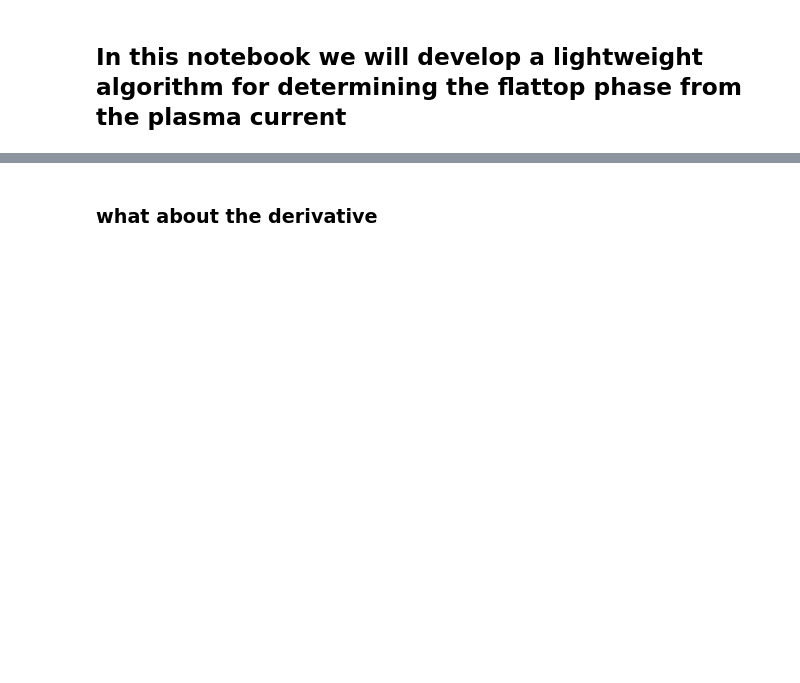
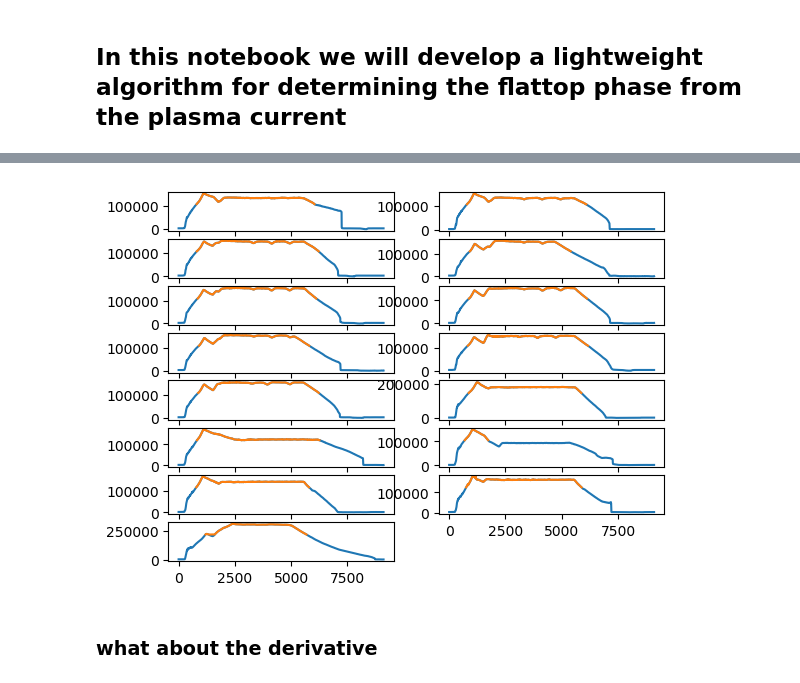
Before and after one commit to vitskvara/AlfvenDetectors.jl, a Jupyter notebook: notebooks/flattop.ipynb, the cells around one changed output, grey strips where cells are left out. Saved outputs shown, nothing was run; the diff lists cells and outputs as text; code cells hidden in the pictures; blank space fills up the shorter version.

```diff
--- a/notebooks/flattop.ipynb
+++ b/notebooks/flattop.ipynb
@@ -27,12 +54,14 @@ end
 # %%
 for i in 1:N
-    subplot(N/2,2,i)
+    subplot(ceil(Int, N/2),2,i)
     ip = AlfvenDetectors.makepositive(Ips[i])
     ts = collect(1:length(ip))
     plot(ts,ip)
     ftinds = AlfvenDetectors.maxflattop(ip)
     plot(ts[ftinds], ip[ftinds])
 end
+# %% [output]
+[figure, added]
 # %% [markdown]
 ### what about the derivative
 # %%
```
Also changed, not shown: parts of 10 cells of this notebook, 11 other files.
